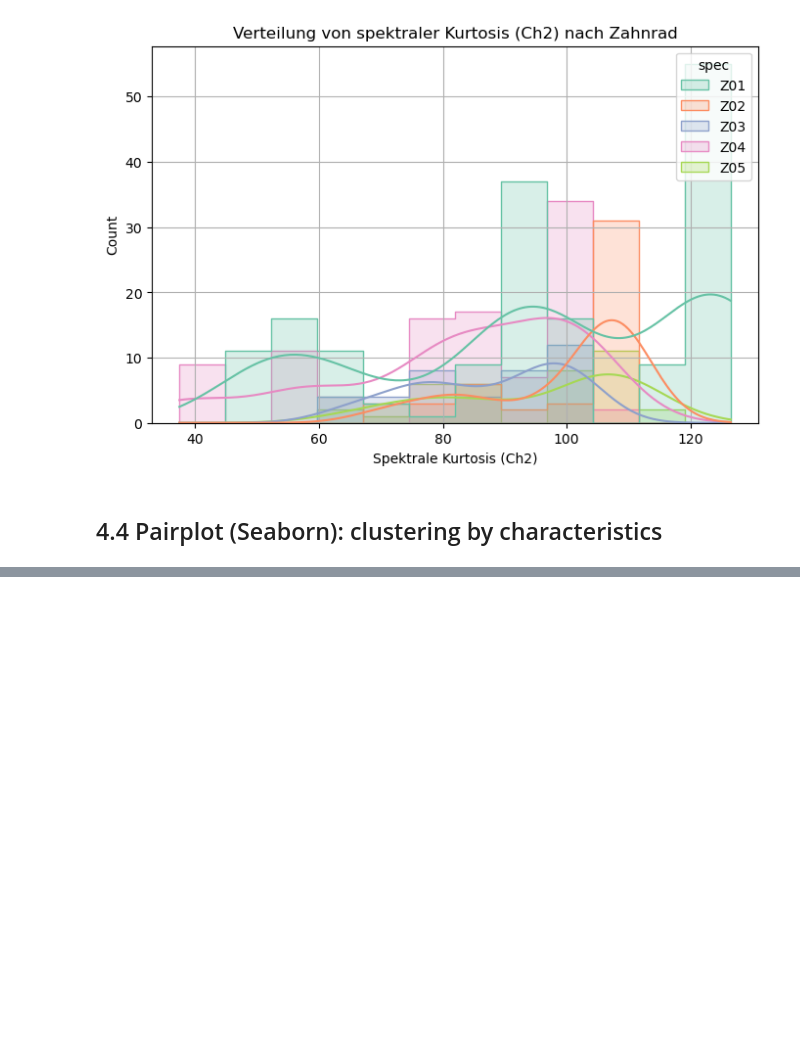
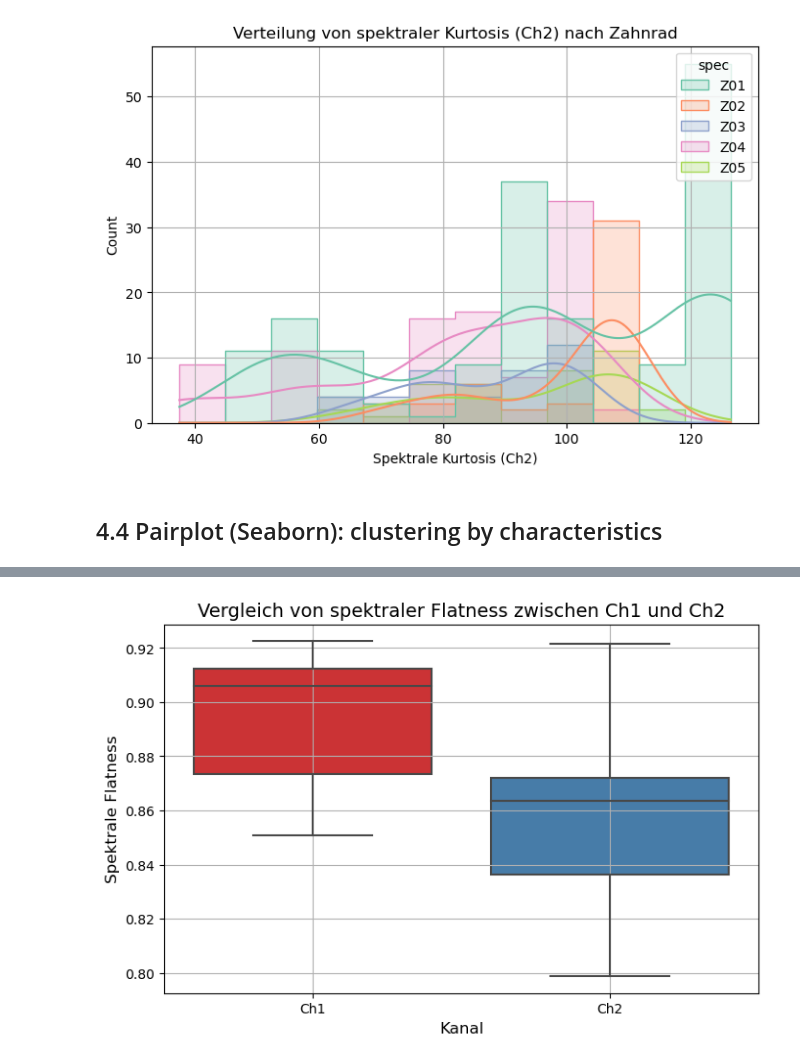
Before and after one commit to DmiPy/AI-in-material-diagnostics, a Jupyter notebook: SeminarAssignment3/main.ipynb, the cells around one changed output, grey strips where cells are left out. Saved outputs shown, nothing was run; the diff lists cells and outputs as text; code cells hidden in the pictures; blank space fills up the shorter version.

```diff
--- a/SeminarAssignment3/main.ipynb
+++ b/SeminarAssignment3/main.ipynb
@@ -294,0 +357,10 @@ plt.show()
+# %%
+plt.figure(figsize=(8, 5))
+sns.boxplot(x='Channel', y='Flatness', data=df_long, palette='Set1')
+plt.title('Vergleich von spektraler Flatness zwischen Ch1 und Ch2', fontsize=14)
+plt.ylabel('Spektrale Flatness', fontsize=12)
+plt.xlabel('Kanal', fontsize=12)
+plt.grid()
+plt.show()
+# %% [output]
+[figure, added]
```
Also changed, not shown: parts of 10 cells of this notebook.
